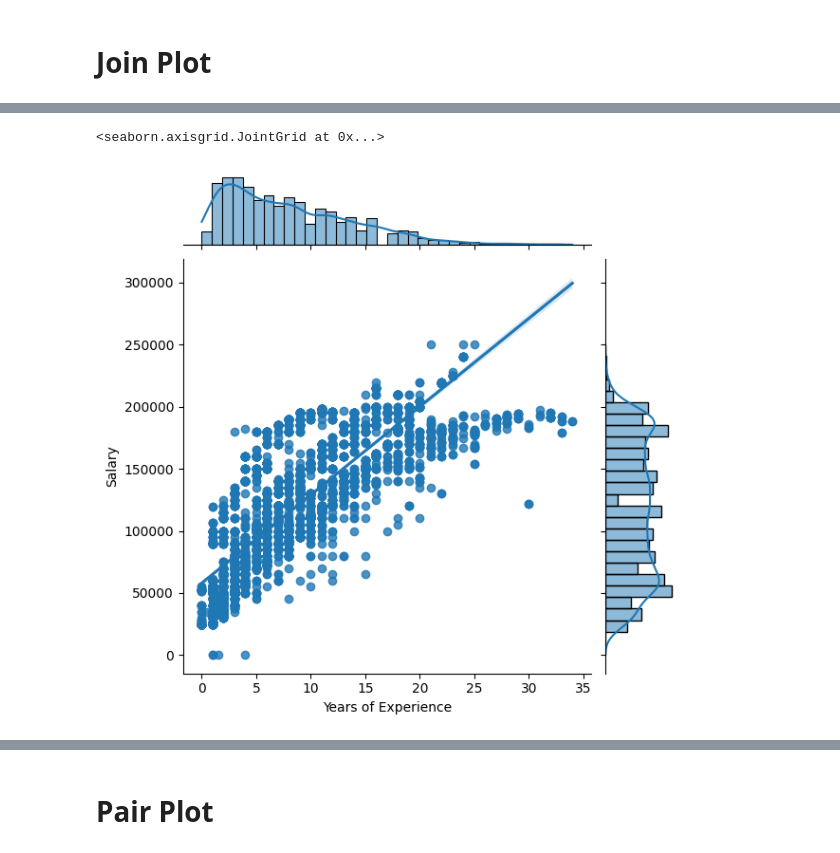
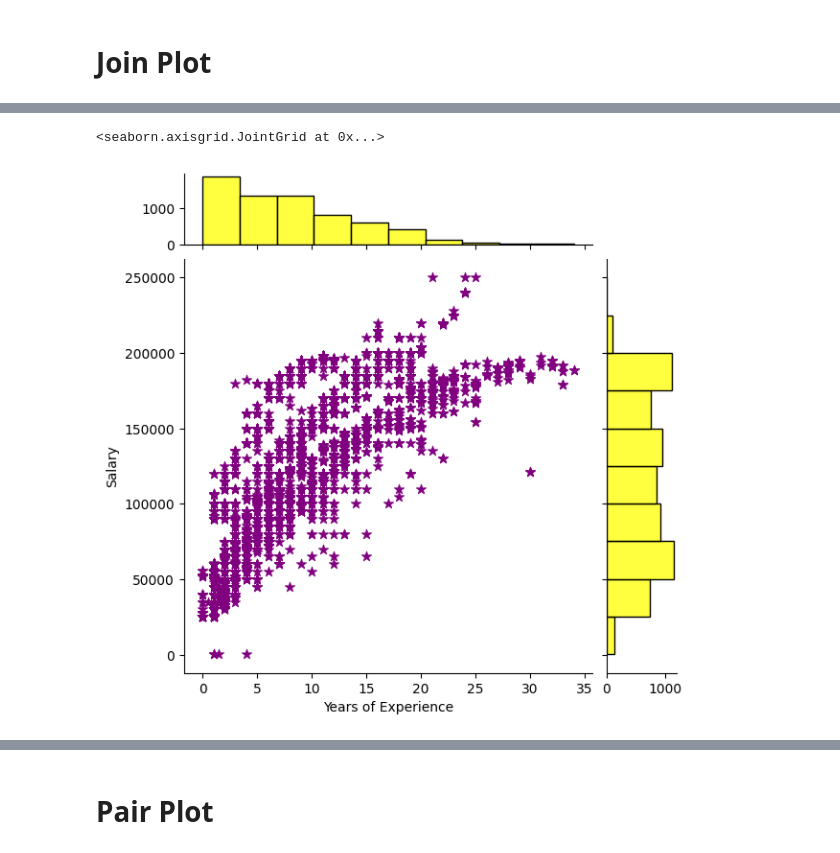
Before and after one commit to Ganavi-KH/Data-Visualization, a Jupyter notebook: Seaborn Data Visualization.ipynb, the cells around one changed output, grey strips where cells are left out. Drawn from its saved outputs; the diff is of its cells as text; code cells hidden in the pictures.

```diff
--- a/Seaborn Data Visualization.ipynb
+++ b/Seaborn Data Visualization.ipynb
@@ -93,5 +111,7 @@ sns.displot(x='Age', data=df, hue='Education Level', palette='bright', kde=True,
 # %%
-sns.jointplot(x='Years of Experience', y='Salary', data=df, kind='reg', palette='Purples')
+sns.jointplot(x='Years of Experience', y='Salary', data=df, kind='scatter', palette='Purples',
+              joint_kws={'marker':'*', 's':60, 'color':'purple', 'edgecolor':'purple'},
+                marginal_kws={'color':'yellow', 'bins':10}, marginal_ticks=True)
 # %% [output]
 <seaborn.axisgrid.JointGrid at 0x...>
-[figure, old version]
+[figure, new version]
```
Also changed, not shown: parts of 5 cells of this notebook, 1 other file.
